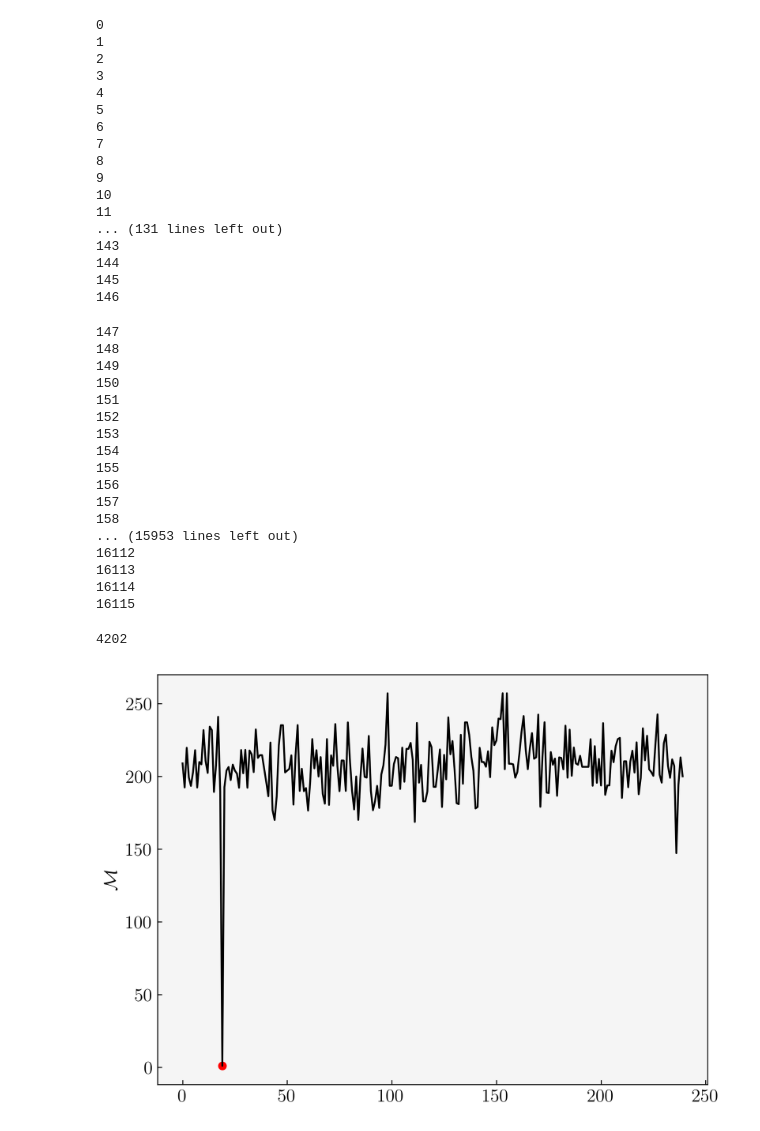
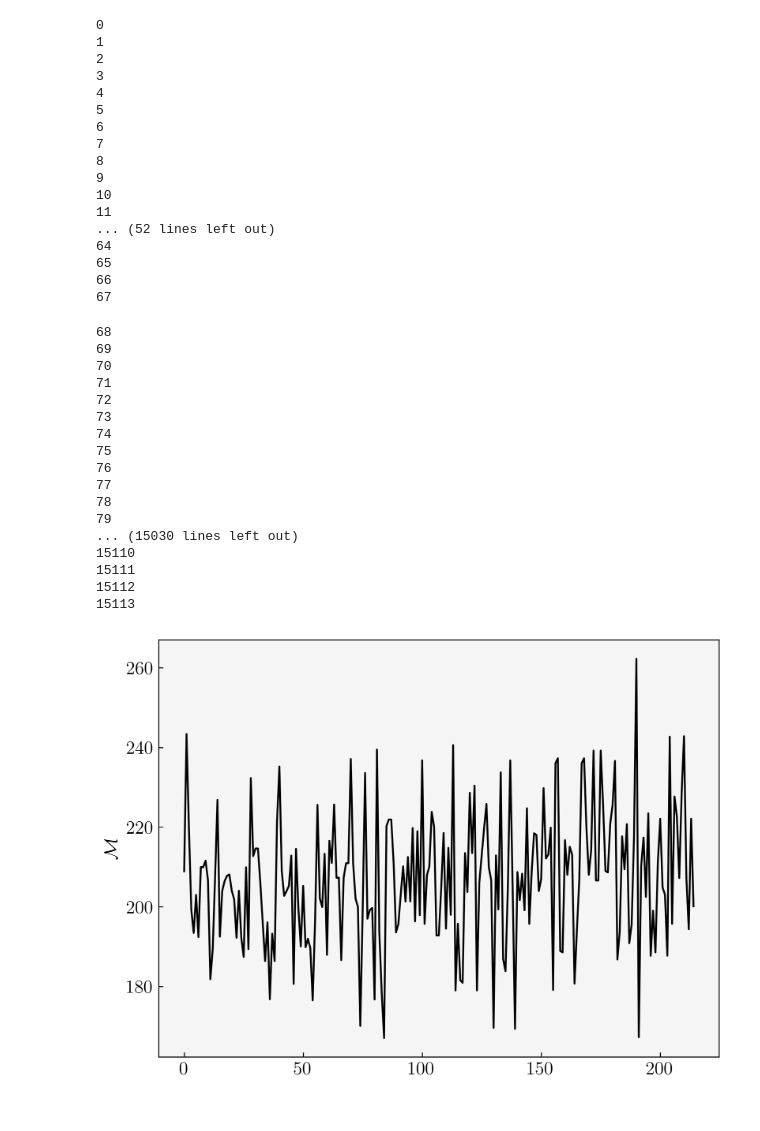
Before and after one commit to rich-tde/tde_wind, a Jupyter notebook: shock_surface.ipynb, the cells around one changed output. Saved outputs shown, nothing was run; the diff lists cells and outputs as text; code cells hidden in the pictures.

```diff
--- a/shock_surface.ipynb
+++ b/shock_surface.ipynb
@@ -64,16 +60,11 @@ def ray_tracer(sim_tree, X, Y, Z, are_u_shock, x_zone, y_zone, z_zone, idx, div,
     div_v = div[idx]
     dir_sh = np.array(dir[idx])
 
-    if direction == 'post':
-        delta = - delta
-
     check_zone = True # to check if the new point is in the shock zone
     while check_zone == True:
-        new_point = point + dir_sh * delta
-        # move along shock direction
+        i_tree, new_point = find_prepost(sim_tree, X, Y, Z, point, dir_sh, delta, direction)
 
         # find the nearest points in the grid and in the shock zone
-        _, i_tree  = sim_tree.query(new_point)
         check_zone = are_u_shock[i_tree]
 
         if check_zone == True:
@@ -81,7 +72,6 @@ def ray_tracer(sim_tree, X, Y, Z, are_u_shock, x_zone, y_zone, z_zone, idx, div,
             x_new = X[i_tree]
             y_new = Y[i_tree]
             z_new = Z[i_tree]
-            point = [x_new, y_new, z_new]
             idx_zone, _ = k3match.nearest_cartesian(x_zone, y_zone, z_zone, x_new, y_new, z_new)
             idx_zone = int(idx_zone)
             div_next = div[idx_zone]
@@ -95,6 +85,8 @@ def ray_tracer(sim_tree, X, Y, Z, are_u_shock, x_zone, y_zone, z_zone, idx, div,
             # if opposite direction in shocks, you turn/stop.
             if np.dot(dir_sh, dir_next) < 0:
                 check_zone = False # so you exit from the while
+
+        point = new_point
 
     final_tree_index = i_tree
 
@@ -180,5 +172,6 @@ dir = []
 for i in range(len(x_dir)):
     dir.append([x_dir[i], y_dir[i], z_dir[i]])
 # %%
-sim_tree, X, Y, Z, VX, VY, VZ, Den, Press, Temp = make_tree()
+sim_tree, X, Y, Z, Vol, VX, VY, VZ, Den, Press, Temp = make_tree('data_sim')
+dim_cell = (3*Vol/(4*np.pi))**(1/3)
 # %% [output]
@@ -185,0 +179,3 @@ all T=0, bro. CHANGE!
+# %%
+step = 2 * np.min(dim_cell)
+z_chosen = 0
@@ -187,7 +187,7 @@ all T=0, bro. CHANGE!
 with open('shockbool.pkl', 'rb') as filebool:
     are_u_shock = pickle.load(filebool)
 # %%
-surface_mach, surface_x, surface_y, surface_z, post_x, post_y, post_z, pre_x, pre_y, pre_z = shock_surface(sim_tree, X, Y, Z, Temp, are_u_shock, x_zone, y_zone, z_zone, div, dir, delta)
+surface_mach, surface_x, surface_y, surface_z, post_x, post_y, post_z, pre_x, pre_y, pre_z = shock_surface(sim_tree, X, Y, Z, Temp, are_u_shock, x_zone, y_zone, z_zone, div, dir, step)
 # %% [output]
 0
 1
@@ -201,28 +201,28 @@ surface_mach, surface_x, surface_y, surface_z, post_x, post_y, post_z, pre_x, pr
 9
 10
 11
-... (131 lines left out)
-143
-144
-145
-146
+... (52 lines left out)
+64
+65
+66
+67
-147
-148
-149
-150
-151
-152
-153
-154
-155
-156
-157
-158
-... (15953 lines left out)
-16112
-16113
-16114
-16115
+68
+69
+70
+71
+72
+73
+74
+75
+76
+77
+78
+79
+... (15030 lines left out)
+15110
+15111
+15112
+15113
 # %%
 if save == True:
     surface_mach_txt = np.concatenate(surface_mach)
@@ -236,8 +236,4 @@ if save == True:
         file.write('# mach number v \n')
         file.write(' '.join(map(str, surface_mach_txt)) + '\n')
         file.close()
-# %%
-len(surface_mach)
-# %% [output]
-4202
 # %%
@@ -245,10 +243,10 @@ outlier = np.argmin(surface_mach[np.logical_and(surface_z<z_chosen+delta, surfac
 # %%
-plt.plot(surface_mach[np.logical_and(surface_z<z_chosen+delta, surface_z>z_chosen-delta)], c = 'k')
-plt.scatter(outlier, surface_mach[np.logical_and(surface_z<z_chosen+delta, surface_z>z_chosen-delta)][outlier], c = 'r')
+plt.plot(surface_mach[np.logical_and(surface_z<z_chosen+step, surface_z>z_chosen-step)], c = 'k')
+# plt.scatter(outlier, surface_mach[np.logical_and(surface_z<z_chosen+step, surface_z>z_chosen-step)][outlier], c = 'r')
 plt.ylabel(r'$\mathcal{M}$', fontsize = 15)
 plt.savefig(f'Figs/6mach_z{z_chosen}.png')
 plt.show()
 # %% [output]
-[figure, old version]
+[figure, new version]
 # %%
 # Cross section
```
Also changed, not shown: parts of 10 cells of this notebook, 24 other files.
